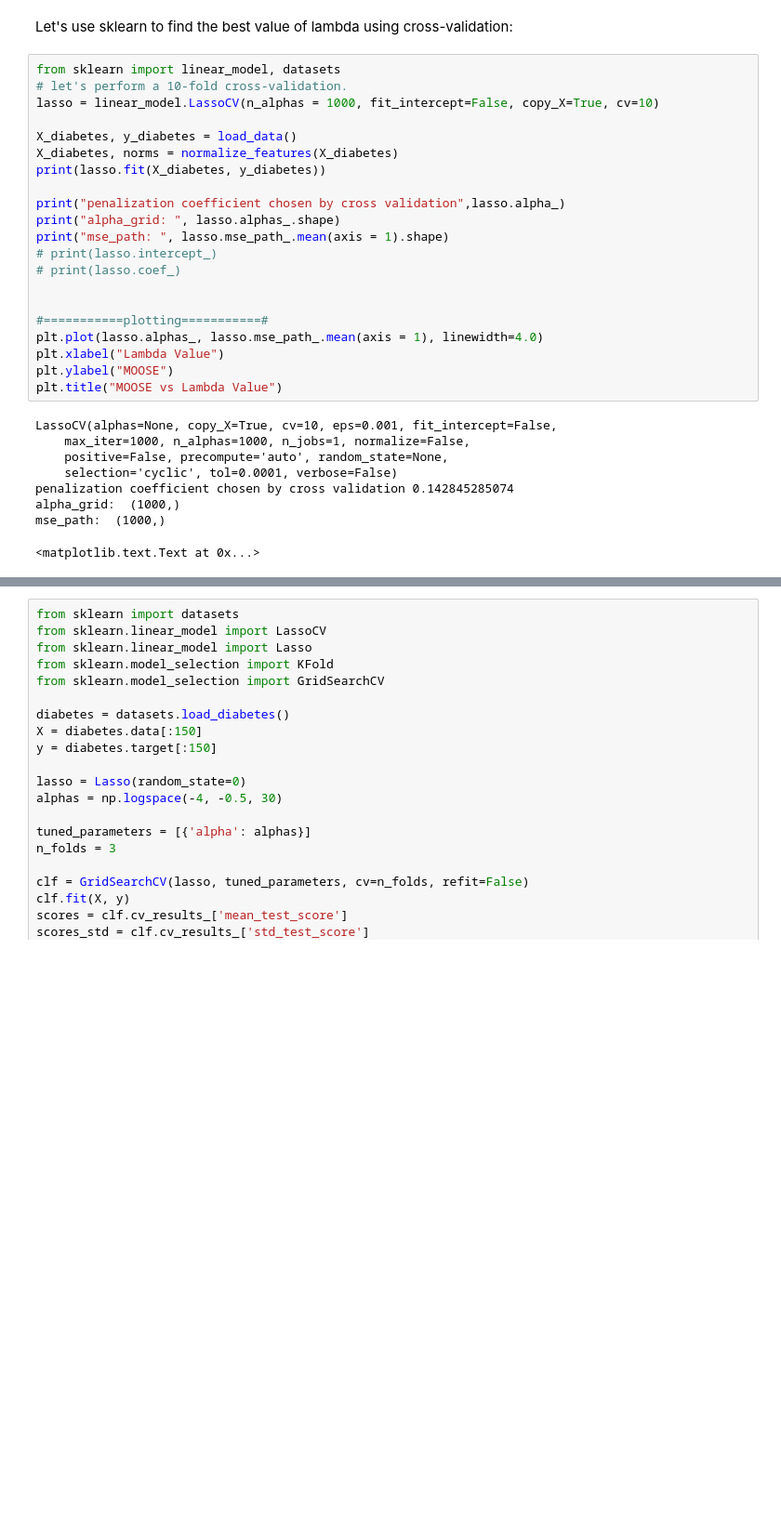
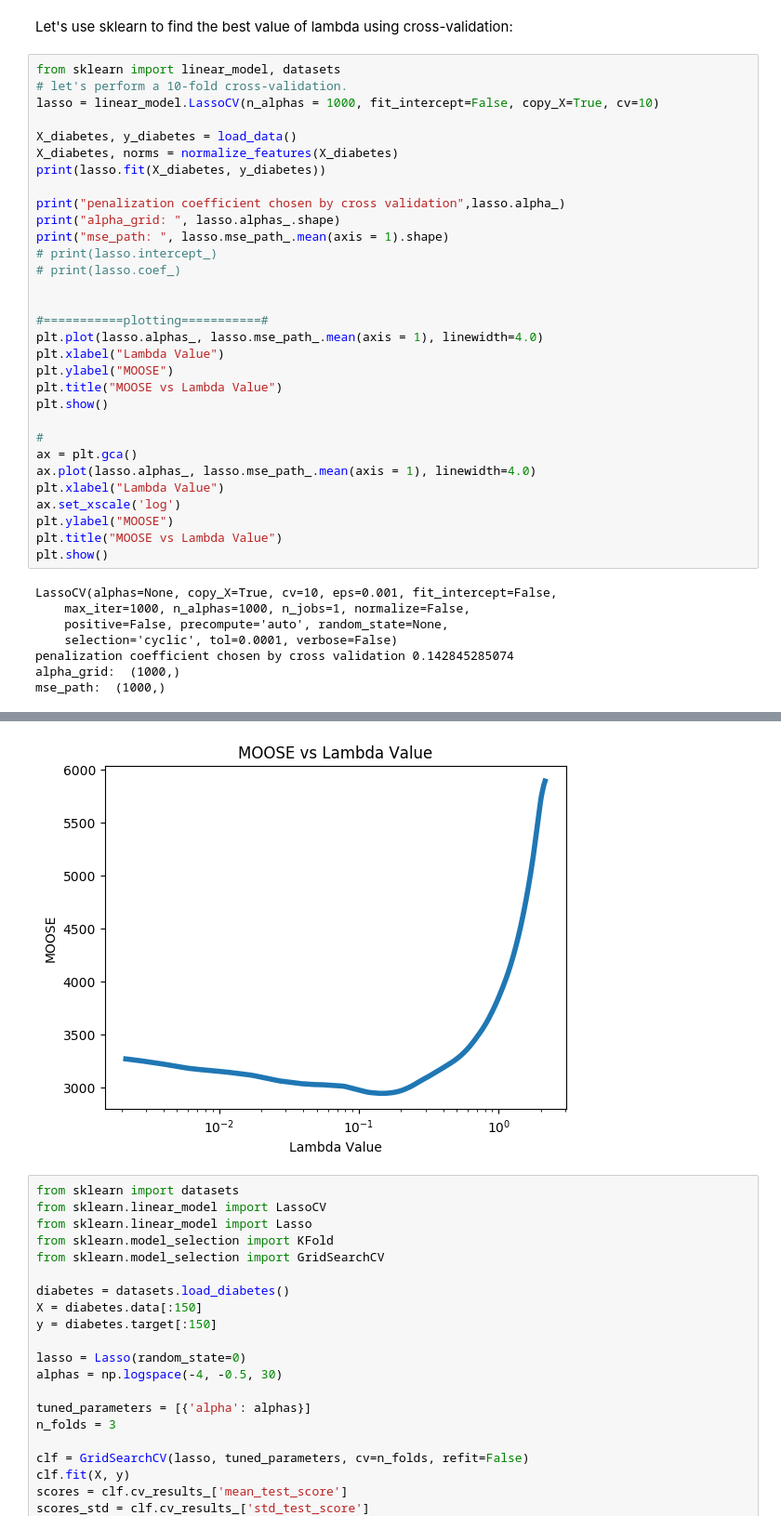
Before and after one commit to anvaribs/SDS385, a Jupyter notebook: exercises/exercises05/sparsity_notebook.ipynb, the cells around one changed output, grey strips where cells are left out. Shown at 93% size. Cells and saved outputs as stored; diff of their text form; blank space fills up the shorter version.

Commit message:
plot using log-scale for x axis

```diff
--- a/exercises/exercises05/sparsity_notebook.ipynb
+++ b/exercises/exercises05/sparsity_notebook.ipynb
@@ -525,34 +525,44 @@ Let's use sklearn to find the best value of lambda using cross-validation:
 # %%
 from sklearn import linear_model, datasets
 # let's perform a 10-fold cross-validation.
 lasso = linear_model.LassoCV(n_alphas = 1000, fit_intercept=False, copy_X=True, cv=10)
 
 X_diabetes, y_diabetes = load_data()
 X_diabetes, norms = normalize_features(X_diabetes)
 print(lasso.fit(X_diabetes, y_diabetes))
 
 print("penalization coefficient chosen by cross validation",lasso.alpha_)
 print("alpha_grid: ", lasso.alphas_.shape)
 print("mse_path: ", lasso.mse_path_.mean(axis = 1).shape)
 # print(lasso.intercept_)
 # print(lasso.coef_)
 
 
 #===========plotting===========#
 plt.plot(lasso.alphas_, lasso.mse_path_.mean(axis = 1), linewidth=4.0)
 plt.xlabel("Lambda Value")
 plt.ylabel("MOOSE")
 plt.title("MOOSE vs Lambda Value")
+plt.show()
+
+#
+ax = plt.gca()
+ax.plot(lasso.alphas_, lasso.mse_path_.mean(axis = 1), linewidth=4.0)
+plt.xlabel("Lambda Value")
+ax.set_xscale('log')
+plt.ylabel("MOOSE")
+plt.title("MOOSE vs Lambda Value")
+plt.show()
 # %% [output]
 LassoCV(alphas=None, copy_X=True, cv=10, eps=0.001, fit_intercept=False,
     max_iter=1000, n_alphas=1000, n_jobs=1, normalize=False,
     positive=False, precompute='auto', random_state=None,
     selection='cyclic', tol=0.0001, verbose=False)
 penalization coefficient chosen by cross validation 0.142845285074
 alpha_grid:  (1000,)
 mse_path:  (1000,)
-<matplotlib.text.Text at 0x...>
 [figure]
+[figure, added]
 # %%
 from sklearn import datasets
 from sklearn.linear_model import LassoCV
```
